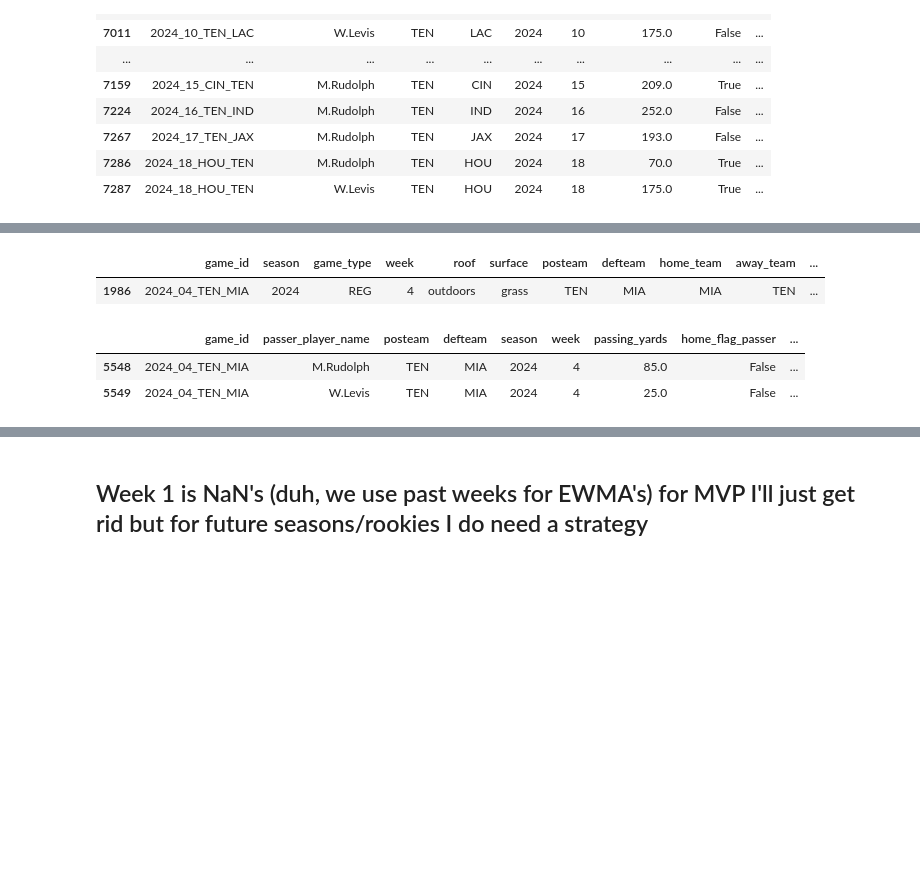
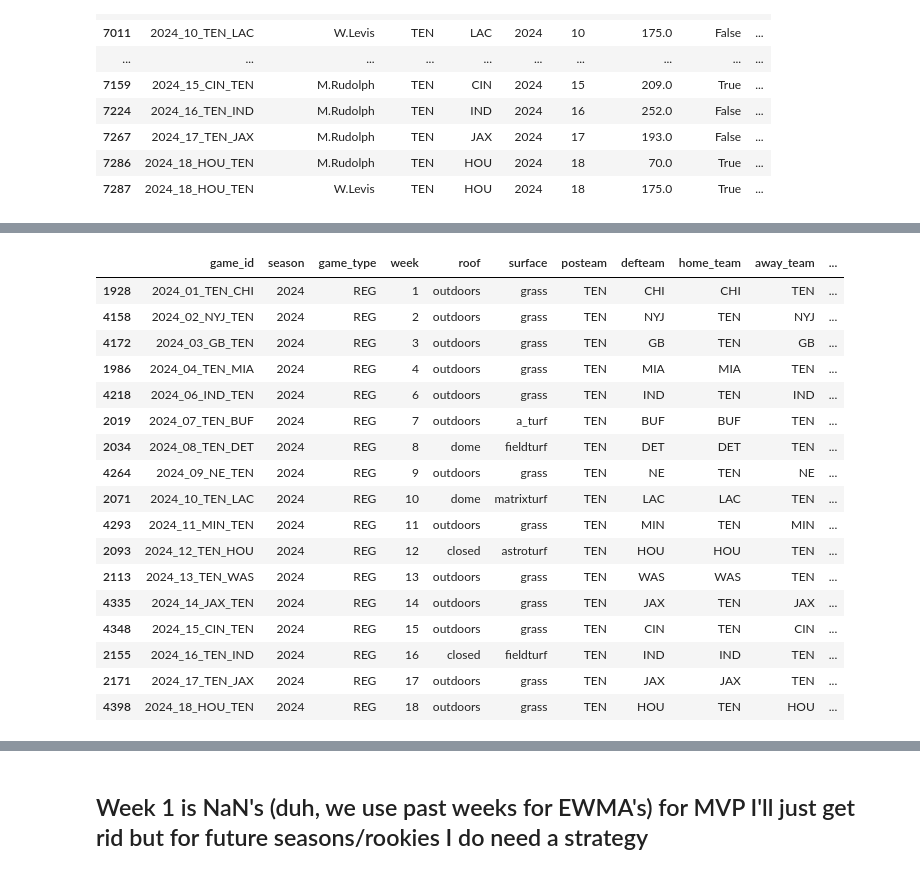
Before and after one commit to bhuggard/MidpointMadness, a Jupyter notebook: MidpointMadnessMainNotebookPostSeason.ipynb, the cells around one changed output, grey strips where cells are left out. Cells and saved outputs as stored; diff of their text form; code cells hidden in the pictures; blank space fills up the shorter version.

```diff
--- a/MidpointMadnessMainNotebookPostSeason.ipynb
+++ b/MidpointMadnessMainNotebookPostSeason.ipynb
@@ -375,11 +436,21 @@ filtered_with_ewma['surface'].replace('', 'fieldturf', inplace=True)
 # %%
-combined_schedule_df[(combined_schedule_df['posteam'] == 'TEN') & (combined_schedule_df['week'] == 4) & (combined_schedule_df['season'] == 2024)]
+combined_schedule_df[(combined_schedule_df['posteam'] == 'TEN') & (combined_schedule_df['season'] == 2024)].sort_values(by='week')
 # %% [output]
 |  | game_id | season | game_type | week | roof | surface | posteam | defteam | home_team | away_team | ... |
+| 1928 | 2024_01_TEN_CHI | 2024 | REG | 1 | outdoors | grass | TEN | CHI | CHI | TEN | ... |
+| 4158 | 2024_02_NYJ_TEN | 2024 | REG | 2 | outdoors | grass | TEN | NYJ | TEN | NYJ | ... |
+| 4172 | 2024_03_GB_TEN | 2024 | REG | 3 | outdoors | grass | TEN | GB | TEN | GB | ... |
 | 1986 | 2024_04_TEN_MIA | 2024 | REG | 4 | outdoors | grass | TEN | MIA | MIA | TEN | ... |
+| 4218 | 2024_06_IND_TEN | 2024 | REG | 6 | outdoors | grass | TEN | IND | TEN | IND | ... |
+| 2019 | 2024_07_TEN_BUF | 2024 | REG | 7 | outdoors | a_turf | TEN | BUF | BUF | TEN | ... |
+| 2034 | 2024_08_TEN_DET | 2024 | REG | 8 | dome | fieldturf | TEN | DET | DET | TEN | ... |
+| 4264 | 2024_09_NE_TEN | 2024 | REG | 9 | outdoors | grass | TEN | NE | TEN | NE | ... |
+| 2071 | 2024_10_TEN_LAC | 2024 | REG | 10 | dome | matrixturf | TEN | LAC | LAC | TEN | ... |
+| 4293 | 2024_11_MIN_TEN | 2024 | REG | 11 | outdoors | grass | TEN | MIN | TEN | MIN | ... |
+| 2093 | 2024_12_TEN_HOU | 2024 | REG | 12 | closed | astroturf | TEN | HOU | HOU | TEN | ... |
+| 2113 | 2024_13_TEN_WAS | 2024 | REG | 13 | outdoors | grass | TEN | WAS | WAS | TEN | ... |
+| 4335 | 2024_14_JAX_TEN | 2024 | REG | 14 | outdoors | grass | TEN | JAX | TEN | JAX | ... |
+| 4348 | 2024_15_CIN_TEN | 2024 | REG | 15 | outdoors | grass | TEN | CIN | TEN | CIN | ... |
+| 2155 | 2024_16_TEN_IND | 2024 | REG | 16 | closed | fieldturf | TEN | IND | IND | TEN | ... |
+| 2171 | 2024_17_TEN_JAX | 2024 | REG | 17 | outdoors | grass | TEN | JAX | JAX | TEN | ... |
+| 4398 | 2024_18_HOU_TEN | 2024 | REG | 18 | outdoors | grass | TEN | HOU | TEN | HOU | ... |
-# %%
-full_with_ewma[(full_with_ewma['posteam'] == 'TEN') & (full_with_ewma['week'] == 4) & (full_with_ewma['season'] == 2024)]
-# %% [output]
-|  | game_id | passer_player_name | posteam | defteam | season | week | passing_yards | home_flag_passer | ... |
-| 5548 | 2024_04_TEN_MIA | M.Rudolph | TEN | MIA | 2024 | 4 | 85.0 | False | ... |
-| 5549 | 2024_04_TEN_MIA | W.Levis | TEN | MIA | 2024 | 4 | 25.0 | False | ... |
```
Also changed, not shown: parts of 12 cells of this notebook.
